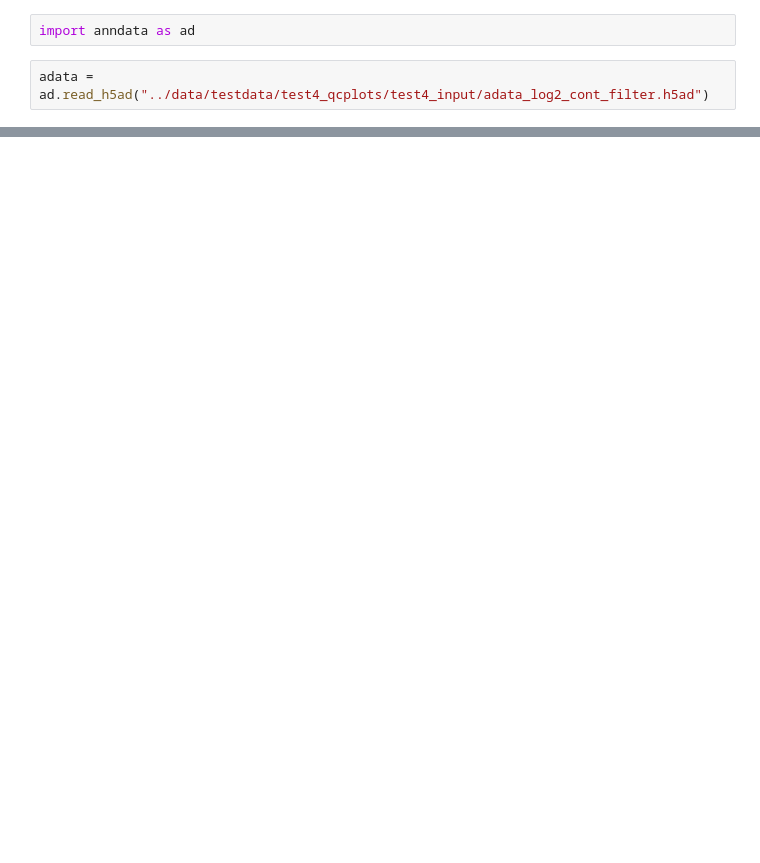
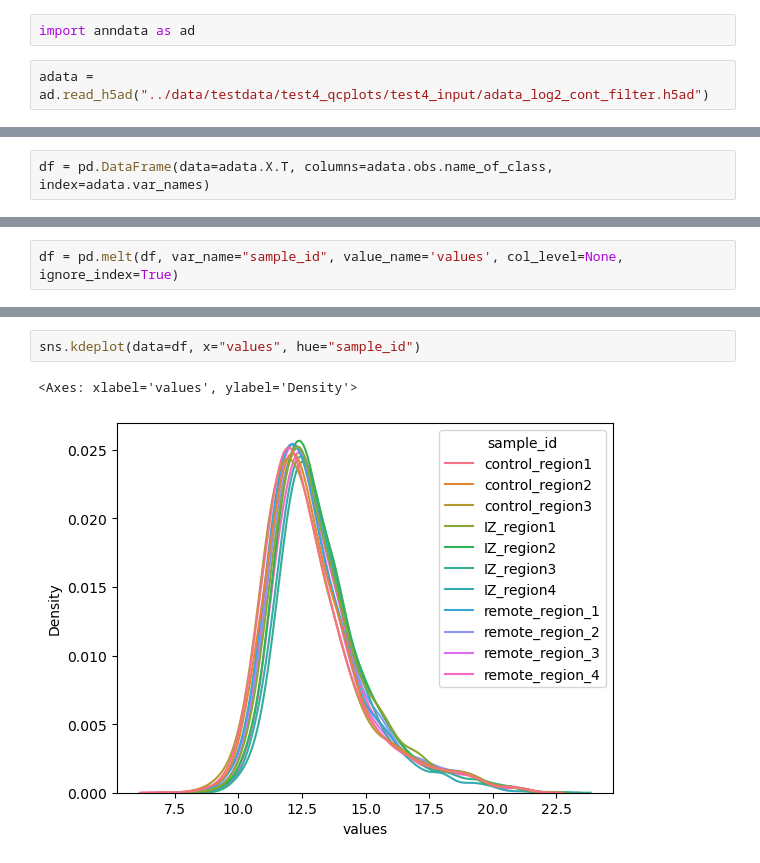
Before and after one commit to josenimo/PyProteomics, a Jupyter notebook: JupyterNotebooks/Test4_Plotting.ipynb, the cells around one changed output, grey strips where cells are left out. Saved outputs shown, nothing was run; the diff lists cells and outputs as text; blank space fills up the shorter version.

```diff
--- a/JupyterNotebooks/Test4_Plotting.ipynb
+++ b/JupyterNotebooks/Test4_Plotting.ipynb
@@ -55,0 +56,2 @@ KeyError: 'index'
+# %%
+df = pd.DataFrame(data=adata.X.T, columns=adata.obs.name_of_class, index=adata.var_names)
@@ -55,0 +81,2 @@ KeyError: 'index'
+# %%
+df = pd.melt(df, var_name="sample_id", value_name='values', col_level=None, ignore_index=True)
@@ -55,0 +99,5 @@ KeyError: 'index'
+# %%
+sns.kdeplot(data=df, x="values", hue="sample_id")
+# %% [output]
+<Axes: xlabel='values', ylabel='Density'>
+[figure, added]
```
Also changed, not shown: parts of 12 cells of this notebook, 1 other file.
